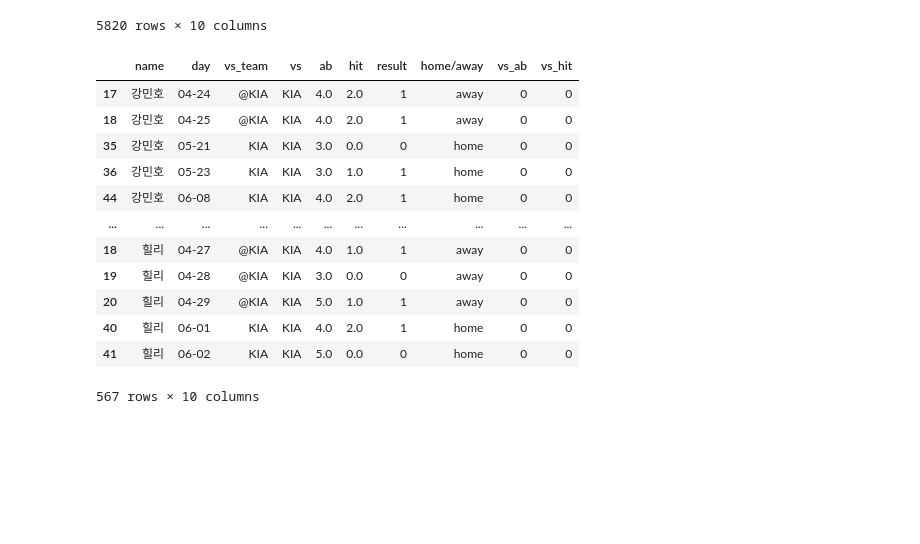
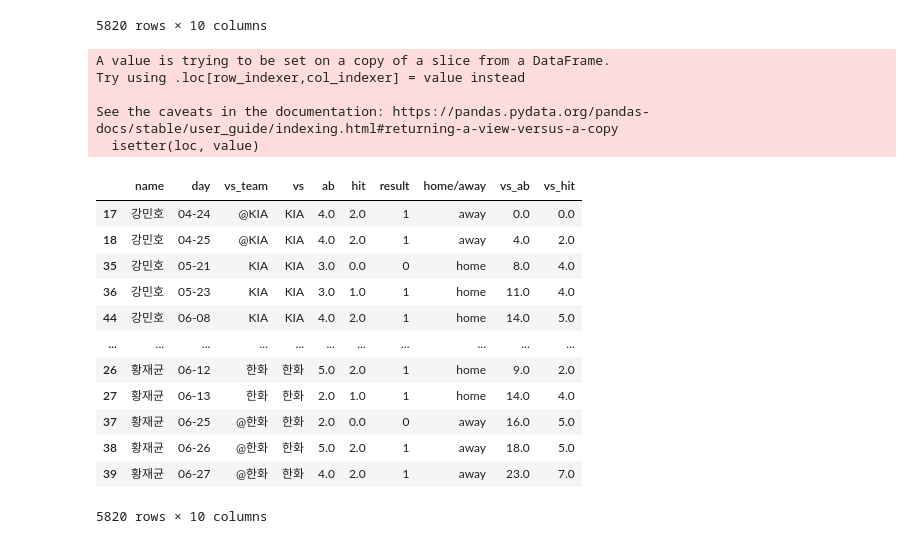
Before and after one commit to KimGriezmann/CAU_AI-SW_PE_Program, a Jupyter notebook: make_def.ipynb, the cells around one changed output. Saved outputs shown, nothing was run; the diff lists cells and outputs as text; code cells hidden in the pictures; blank space fills up the shorter version.

```diff
--- a/make_def.ipynb
+++ b/make_def.ipynb
@@ -481,17 +497,20 @@ vs_data
 | 39 | 황재균 | 06-27 | @한화 | 한화 | 4.0 | 2.0 | 1 | away | 0 | 0 |
 5820 rows × 10 columns
 # %%
-vs_data2 = pd.DataFrame()
-team = np.array(('KIA', 'KT', 'LG', 'SSG', 'NC', '롯데', '두산', '삼성', '키움', '한화'))
+def make_vs_ab_hit(data):
+  result_Dataframe = pd.DataFrame()
+  team = np.array(('KIA', 'KT', 'LG', 'SSG', 'NC', '롯데', '두산', '삼성', '키움', '한화', 'SK'))
 
-for t in tqdm.tqdm(team):
-  vdata = vs_data.loc[vs_data['vs']== t]
-  for i in range(0, len(vdata)-1):
-    if vdata.loc[i, 'name'] == vdata.loc[i+1, 'name']:
-      vdata.loc[i+1, 'vs_ab'] = vdata.loc[i, 'vs_ab'] + vdata.loc[i, 'ab']
-      vdata.loc[i+1, 'vs_hit'] = vdata.loc[i, 'vs_hit'] + vdata.loc[i, 'hit']
-    else:
-      vdata.loc[i, 'vs_ab'] = 0
-      vdata.loc[i, 'vs_hit'] = 0
+  for t in tqdm.tqdm(team):
+    vdata = data.loc[data['vs']== t]
+    for i in range(0, len(vdata)-1):
+      if vdata.iloc[i]['name'] == vdata.iloc[i+1]['name']:
+        vdata.iloc[i+1, 8] = vdata.iloc[i, 8] + vdata.iloc[i, 4] #vs_ab
+        vdata.iloc[i+1, 9] = vdata.iloc[i, 9] + vdata.iloc[i, 5] #vs_hit
+      else:
+        vdata.iloc[i+1, 8] = 0
+        vdata.iloc[i+1, 9] = 0
 
-  vs_data2 = pd.concat([vs_data2, vdata])
+    result_Dataframe = pd.concat([result_Dataframe, vdata])
+
+  return result_Dataframe
@@ -507,16 +516,0 @@ for t in tqdm.tqdm(team):
-# %%
-vs_data.loc[vs_data['vs']=='KIA']
-# %% [output]
-|  | name | day | vs_team | vs | ab | hit | result | home/away | vs_ab | vs_hit |
-| 17 | 강민호 | 04-24 | @KIA | KIA | 4.0 | 2.0 | 1 | away | 0 | 0 |
-| 18 | 강민호 | 04-25 | @KIA | KIA | 4.0 | 2.0 | 1 | away | 0 | 0 |
-| 35 | 강민호 | 05-21 | KIA | KIA | 3.0 | 0.0 | 0 | home | 0 | 0 |
-| 36 | 강민호 | 05-23 | KIA | KIA | 3.0 | 1.0 | 1 | home | 0 | 0 |
-| 44 | 강민호 | 06-08 | KIA | KIA | 4.0 | 2.0 | 1 | home | 0 | 0 |
-| ... | ... | ... | ... | ... | ... | ... | ... | ... | ... | ... |
-| 18 | 힐리 | 04-27 | @KIA | KIA | 4.0 | 1.0 | 1 | away | 0 | 0 |
-| 19 | 힐리 | 04-28 | @KIA | KIA | 3.0 | 0.0 | 0 | away | 0 | 0 |
-| 20 | 힐리 | 04-29 | @KIA | KIA | 5.0 | 1.0 | 1 | away | 0 | 0 |
-| 40 | 힐리 | 06-01 | KIA | KIA | 4.0 | 2.0 | 1 | home | 0 | 0 |
-| 41 | 힐리 | 06-02 | KIA | KIA | 5.0 | 0.0 | 0 | home | 0 | 0 |
-567 rows × 10 columns
@@ -522,0 +520,22 @@ vs_data.loc[vs_data['vs']=='KIA']
+# %%
+vs_ab_hit_data = make_vs_ab_hit(vs_data)
+vs_ab_hit_data
+# %% [output]
+A value is trying to be set on a copy of a slice from a DataFrame.
+Try using .loc[row_indexer,col_indexer] = value instead
+
+See the caveats in the documentation: https://pandas.pydata.org/pandas-docs/stable/user_guide/indexing.html#returning-a-view-versus-a-copy
+  isetter(loc, value)
+|  | name | day | vs_team | vs | ab | hit | result | home/away | vs_ab | vs_hit |
+| 17 | 강민호 | 04-24 | @KIA | KIA | 4.0 | 2.0 | 1 | away | 0.0 | 0.0 |
+| 18 | 강민호 | 04-25 | @KIA | KIA | 4.0 | 2.0 | 1 | away | 4.0 | 2.0 |
+| 35 | 강민호 | 05-21 | KIA | KIA | 3.0 | 0.0 | 0 | home | 8.0 | 4.0 |
+| 36 | 강민호 | 05-23 | KIA | KIA | 3.0 | 1.0 | 1 | home | 11.0 | 4.0 |
+| 44 | 강민호 | 06-08 | KIA | KIA | 4.0 | 2.0 | 1 | home | 14.0 | 5.0 |
+| ... | ... | ... | ... | ... | ... | ... | ... | ... | ... | ... |
+| 26 | 황재균 | 06-12 | 한화 | 한화 | 5.0 | 2.0 | 1 | home | 9.0 | 2.0 |
+| 27 | 황재균 | 06-13 | 한화 | 한화 | 2.0 | 1.0 | 1 | home | 14.0 | 4.0 |
+| 37 | 황재균 | 06-25 | @한화 | 한화 | 2.0 | 0.0 | 0 | away | 16.0 | 5.0 |
+| 38 | 황재균 | 06-26 | @한화 | 한화 | 5.0 | 2.0 | 1 | away | 18.0 | 5.0 |
+| 39 | 황재균 | 06-27 | @한화 | 한화 | 4.0 | 2.0 | 1 | away | 23.0 | 7.0 |
+5820 rows × 10 columns
```
Also changed, not shown: parts of 13 cells of this notebook.
